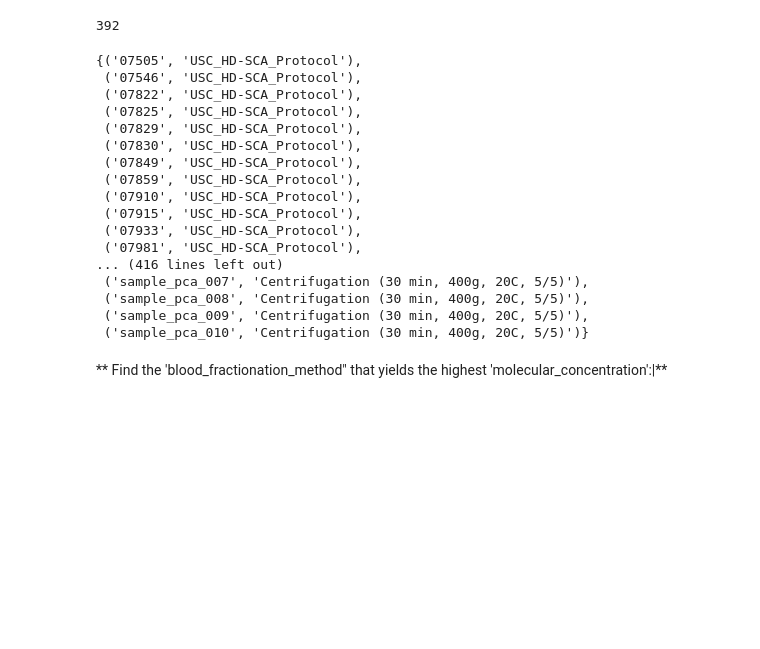
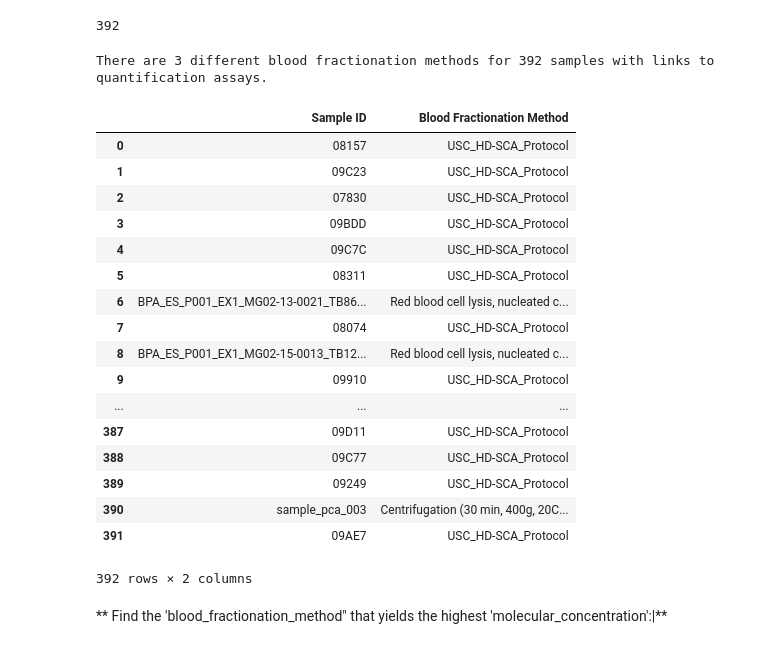
Before and after one commit to occ-data/bpa-functions, a Jupyter notebook: BPA_BloodFractionationMethod_demo_v1.ipynb, the cells around one changed output. Saved outputs shown, nothing was run; the diff lists cells and outputs as text; code cells hidden in the pictures; blank space fills up the shorter version.

```diff
--- a/BPA_BloodFractionationMethod_demo_v1.ipynb
+++ b/BPA_BloodFractionationMethod_demo_v1.ipynb
@@ -53,30 +54,38 @@ resp = requests.post(gql,auth=auth,json=data)
 samps = re.findall(".*submitter_id\": \"(.+)\"",str(resp.text))
 methods = re.findall('.*blood_fractionation_method\": \"(.+)\"',str(resp.text))
 z = zip(samps,methods)
-z = set(z)
+z = list(set(z))
 len(z)
 # %% [output]
 392
+# %%
+print "There are "+str(len(set(methods)))+" different blood fractionation methods for "+str(len(set(samps)))+" samples with links to quantification assays."
+# %% [output]
+There are 3 different blood fractionation methods for 392 samples with links to quantification assays.
 # %%
-z # List the Sample IDs and their blood fractionation method
+# List the Sample IDs and their blood fractionation method
+zdf = pd.DataFrame(data=z)
+zdf.columns = ['Sample ID', 'Blood Fractionation Method']
+zdf
 # %% [output]
+|  | Sample ID | Blood Fractionation Method |
+| 0 | 08157 | USC_HD-SCA_Protocol |
+| 1 | 09C23 | USC_HD-SCA_Protocol |
+| 2 | 07830 | USC_HD-SCA_Protocol |
+| 3 | 09BDD | USC_HD-SCA_Protocol |
+| 4 | 09C7C | USC_HD-SCA_Protocol |
+| 5 | 08311 | USC_HD-SCA_Protocol |
+| 6 | BPA_ES_P001_EX1_MG02-13-0021_TB86... | Red blood cell lysis, nucleated c... |
+| 7 | 08074 | USC_HD-SCA_Protocol |
+| 8 | BPA_ES_P001_EX1_MG02-15-0013_TB12... | Red blood cell lysis, nucleated c... |
+| 9 | 09910 | USC_HD-SCA_Protocol |
+| ... | ... | ... |
+| 387 | 09D11 | USC_HD-SCA_Protocol |
+| 388 | 09C77 | USC_HD-SCA_Protocol |
+| 389 | 09249 | USC_HD-SCA_Protocol |
+| 390 | sample_pca_003 | Centrifugation (30 min, 400g, 20C... |
+| 391 | 09AE7 | USC_HD-SCA_Protocol |
-{('07505', 'USC_HD-SCA_Protocol'),
- ('07546', 'USC_HD-SCA_Protocol'),
- ('07822', 'USC_HD-SCA_Protocol'),
- ('07825', 'USC_HD-SCA_Protocol'),
- ('07829', 'USC_HD-SCA_Protocol'),
- ('07830', 'USC_HD-SCA_Protocol'),
- ('07849', 'USC_HD-SCA_Protocol'),
- ('07859', 'USC_HD-SCA_Protocol'),
- ('07910', 'USC_HD-SCA_Protocol'),
- ('07915', 'USC_HD-SCA_Protocol'),
- ('07933', 'USC_HD-SCA_Protocol'),
- ('07981', 'USC_HD-SCA_Protocol'),
-... (416 lines left out)
- ('sample_pca_007', 'Centrifugation (30 min, 400g, 20C, 5/5)'),
- ('sample_pca_008', 'Centrifugation (30 min, 400g, 20C, 5/5)'),
- ('sample_pca_009', 'Centrifugation (30 min, 400g, 20C, 5/5)'),
- ('sample_pca_010', 'Centrifugation (30 min, 400g, 20C, 5/5)')}
+392 rows × 2 columns
 # %% [markdown]
 ** Find the 'blood_fractionation_method" that yields the highest 'molecular_concentration':|**
 # %% [markdown]
```
Also changed, not shown: parts of 9 cells of this notebook.
